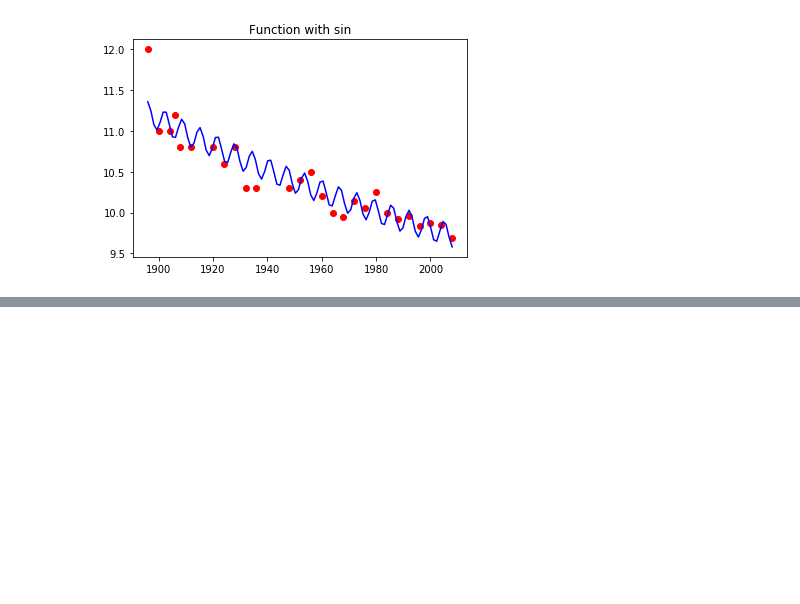
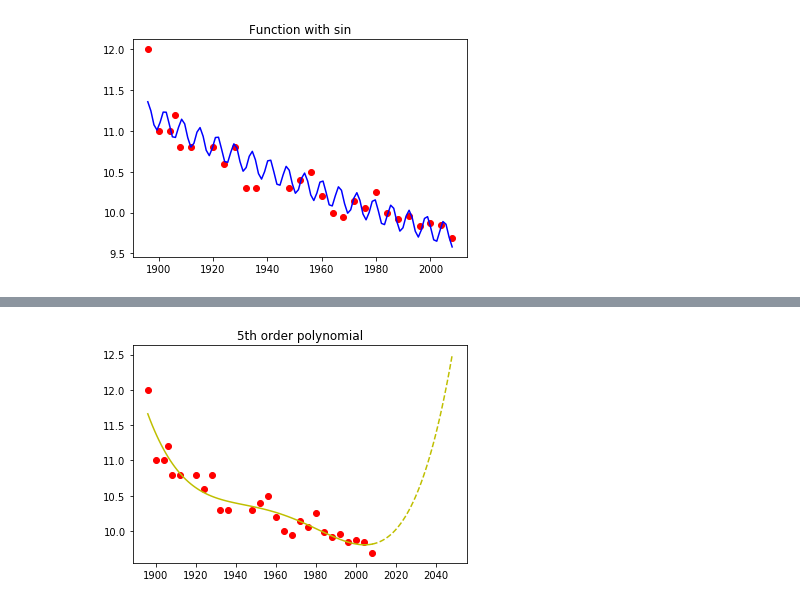
Before and after one commit to bens-notes/machine-learning-notes, a Jupyter notebook: Linear Modelling - Least Squares.ipynb, the cells around one changed output, grey strips where cells are left out. Saved outputs shown, nothing was run; the diff lists cells and outputs as text; code cells hidden in the pictures; blank space fills up the shorter version.

Commit message:
Added validation to linear modelling

```diff
--- a/Linear Modelling - Least Squares.ipynb
+++ b/Linear Modelling - Least Squares.ipynb
@@ -294,0 +299,16 @@ for (f, color, title) in functions:
+# %%
+plt.plot(x, t, 'ro')
+
+# training range
+popt, pcov = curve_fit(f3, x, t)
+plt.plot(model_x, f3(model_x, *popt), 'y')
+
+# prediction range
+pred_x = np.linspace(max(x), max(x) + 40, 40)
+popt, pcov = curve_fit(f3, x, t)
+plt.plot(pred_x, f3(pred_x, *popt), 'y--')
+
+plt.title("5th order polynomial")
+plt.show()
+# %% [output]
+[figure, added]
```
Also changed, not shown: parts of 6 cells of this notebook.
